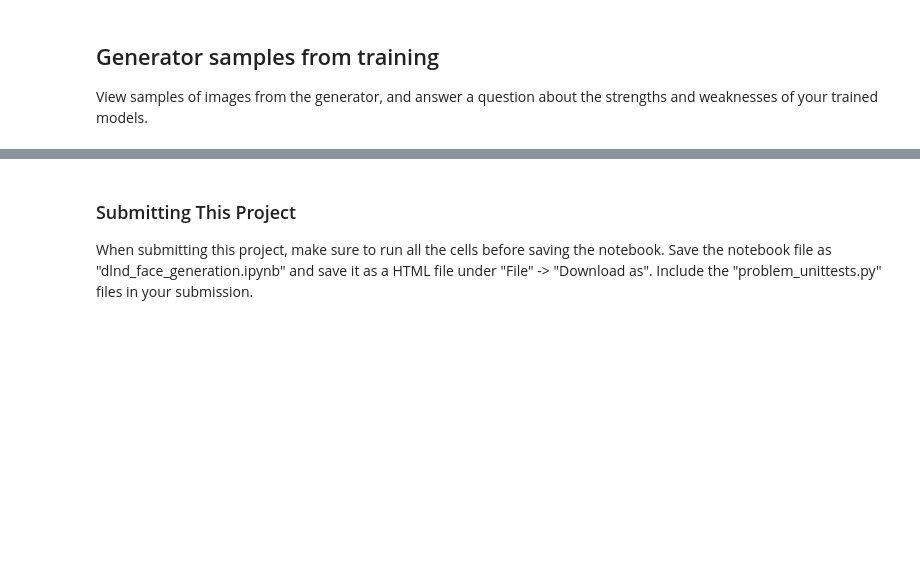
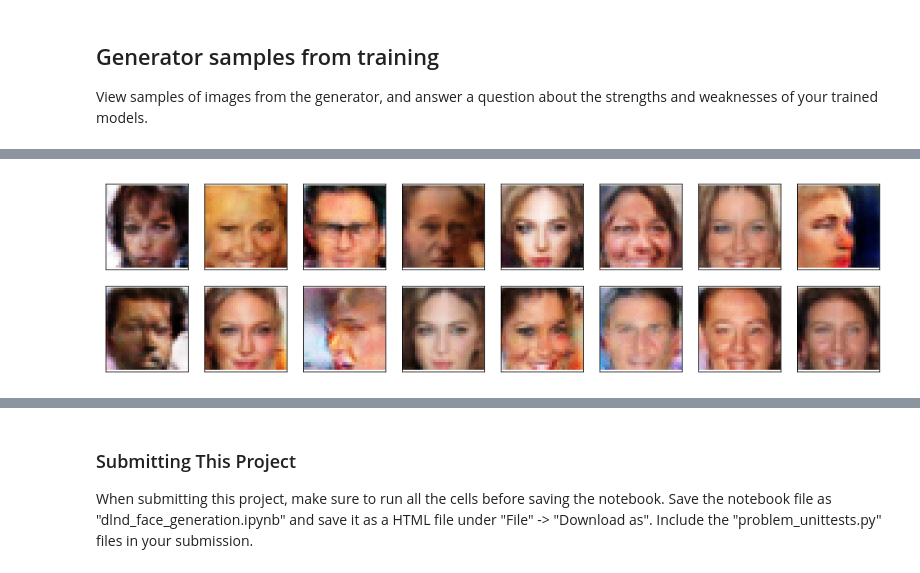
Before and after one commit to armhzjz/deep-learning-v2-pytorch, a Jupyter notebook: project-face-generation/dlnd_face_generation.ipynb, the cells around one changed output, grey strips where cells are left out. Saved outputs shown, nothing was run; the diff lists cells and outputs as text; code cells hidden in the pictures; blank space fills up the shorter version.

```diff
--- a/project-face-generation/dlnd_face_generation.ipynb
+++ b/project-face-generation/dlnd_face_generation.ipynb
@@ -663,0 +651,4 @@ _ = view_samples(-1, samples)
+# %%
+_ = view_samples(-1, samples)  # LSGAN Kernel_D = 6 x 6, Kernel_G = 6 x 6, Epochs=10
+# %% [output]
+[figure, added]
```
Also changed, not shown: parts of 20 cells of this notebook.
